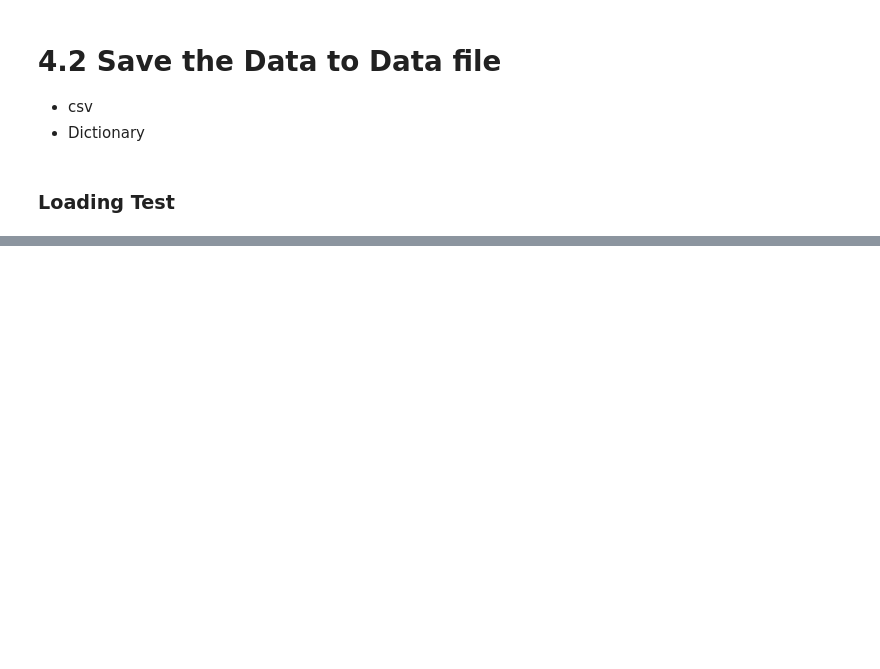
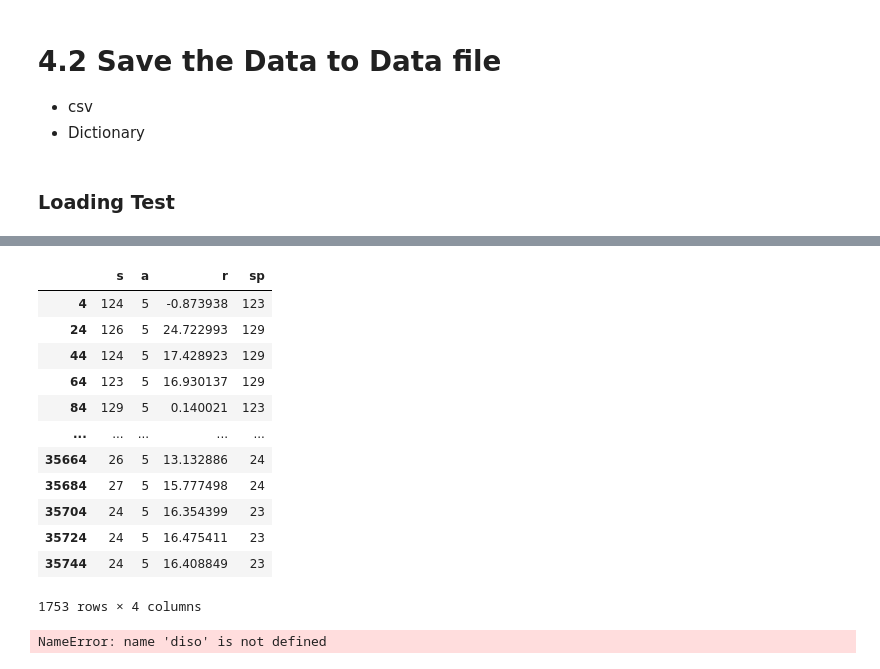
Before and after one commit to zuyeyang/Wind_Turbine_Q_Learning, a Jupyter notebook: Final Project/Data_2.ipynb, the cells around one changed output, grey strips where cells are left out. Drawn from its saved outputs; the diff is of its cells as text; code cells hidden in the pictures; blank space fills up the shorter version.

```diff
--- a/Final Project/Data_2.ipynb
+++ b/Final Project/Data_2.ipynb
@@ -395,0 +359,20 @@ dtype: int64
+# %%
+velo.loc[velo['a']==5]
+# %% [output]
+|  | s | a | r | sp |
+| 4 | 124 | 5 | -0.873938 | 123 |
+| 24 | 126 | 5 | 24.722993 | 129 |
+| 44 | 124 | 5 | 17.428923 | 129 |
+| 64 | 123 | 5 | 16.930137 | 129 |
+| 84 | 129 | 5 | 0.140021 | 123 |
+| ... | ... | ... | ... | ... |
+| 35664 | 26 | 5 | 13.132886 | 24 |
+| 35684 | 27 | 5 | 15.777498 | 24 |
+| 35704 | 24 | 5 | 16.354399 | 23 |
+| 35724 | 24 | 5 | 16.475411 | 23 |
+| 35744 | 24 | 5 | 16.408849 | 23 |
+1753 rows × 4 columns
+# %%
+diso.loc[diso['s']==124,'sp'].value_counts()
+# %% [output]
+NameError: name 'diso' is not defined
```
Also changed, not shown: parts of 11 cells of this notebook, 17 other files.
